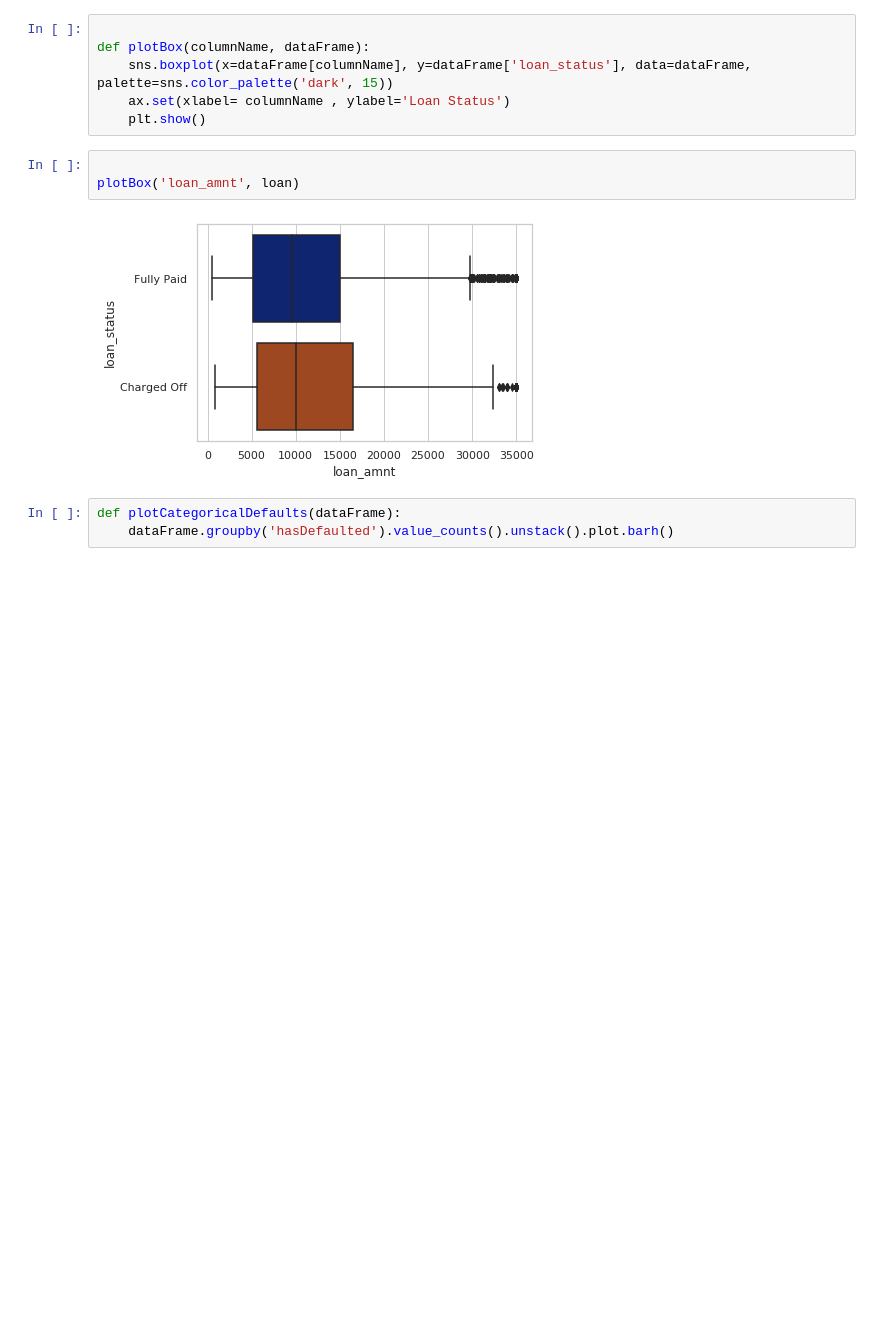
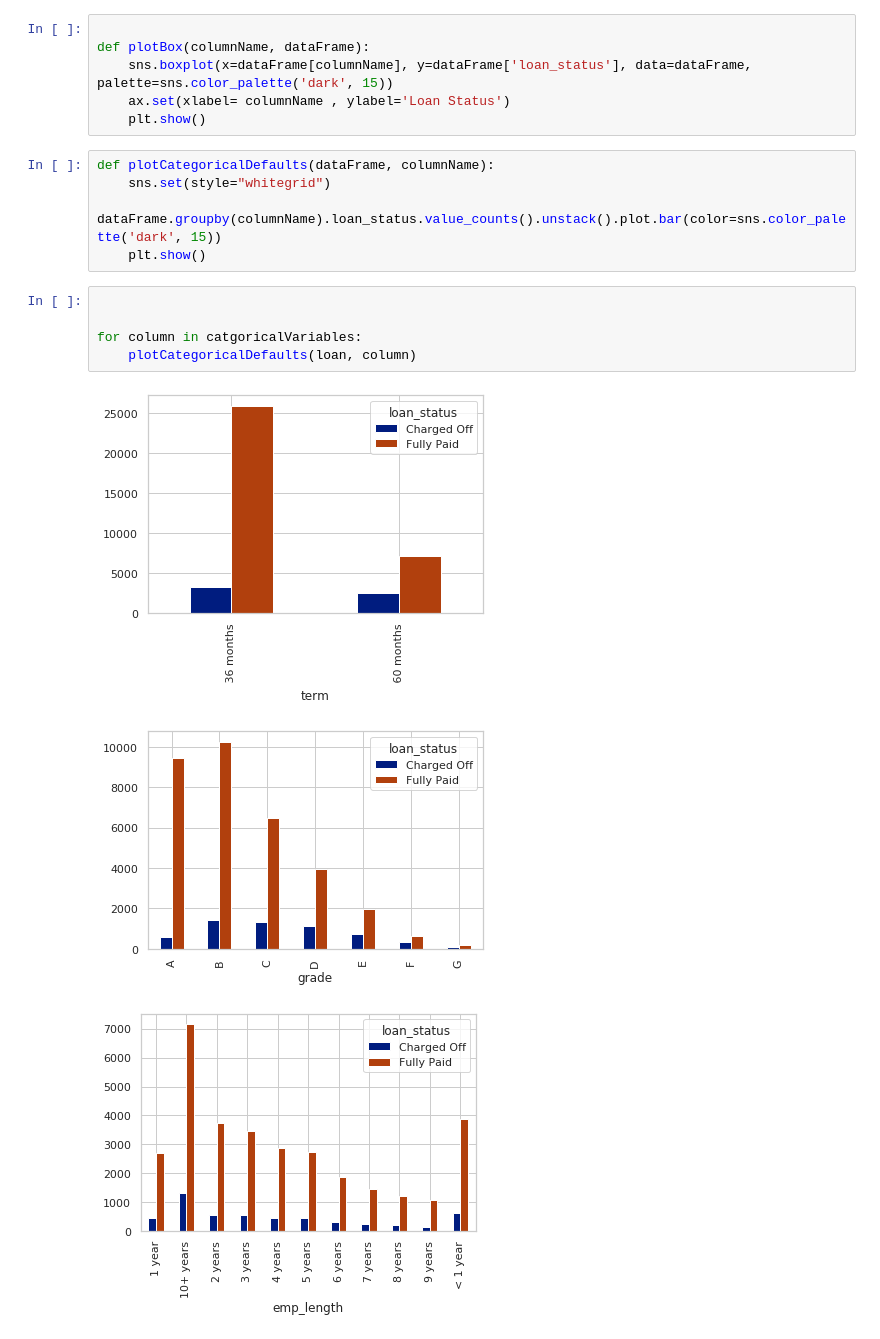
Before and after one commit to HemantTiwariGitHub/IntelligenceCodes, a Jupyter notebook: LendingClub.ipynb, the cells around one changed output. Saved outputs shown, nothing was run; the diff lists cells and outputs as text; blank space fills up the shorter version.

```diff
--- a/LendingClub.ipynb
+++ b/LendingClub.ipynb
@@ -257,11 +260,17 @@ def plotBox(columnName, dataFrame):
     sns.boxplot(x=dataFrame[columnName], y=dataFrame['loan_status'], data=dataFrame, palette=sns.color_palette('dark', 15))
     ax.set(xlabel= columnName , ylabel='Loan Status')
     plt.show()
-# %%
-
-plotBox('loan_amnt', loan)
-# %% [output]
-[figure, removed]
 # %%
-def plotCategoricalDefaults(dataFrame):
-    dataFrame.groupby('hasDefaulted').value_counts().unstack().plot.barh()
+def plotCategoricalDefaults(dataFrame, columnName):
+    sns.set(style="whitegrid")
+    dataFrame.groupby(columnName).loan_status.value_counts().unstack().plot.bar(color=sns.color_palette('dark', 15))
+    plt.show()
+# %%
+
+
+for column in catgoricalVariables:
+    plotCategoricalDefaults(loan, column)
+# %% [output]
+[figure, added]
+[figure, added]
+[figure, added]
```
Also changed, not shown: parts of 7 cells of this notebook.
